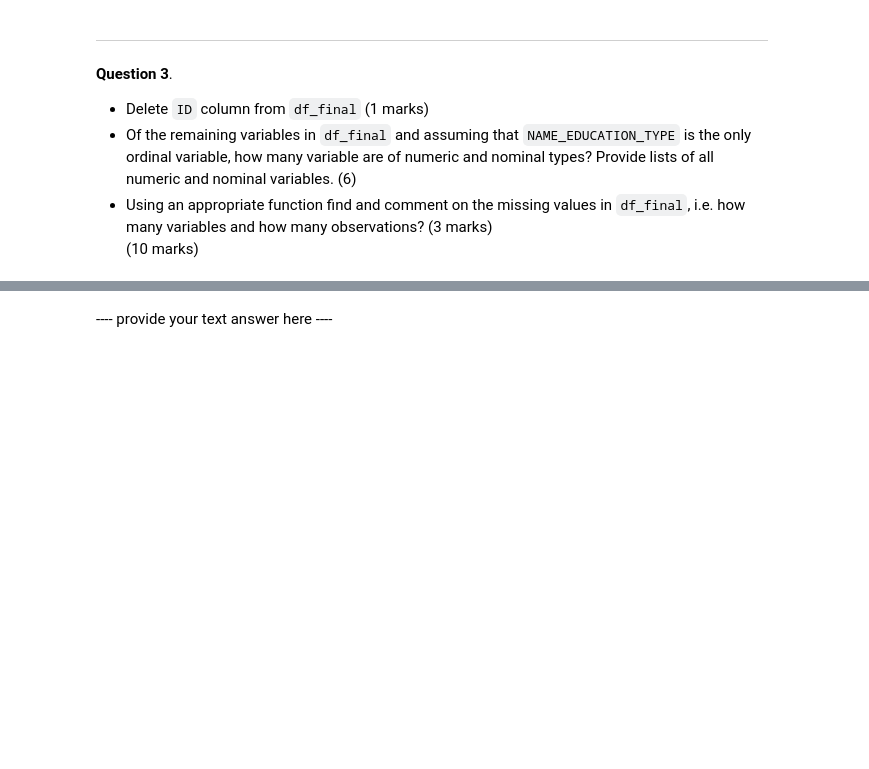
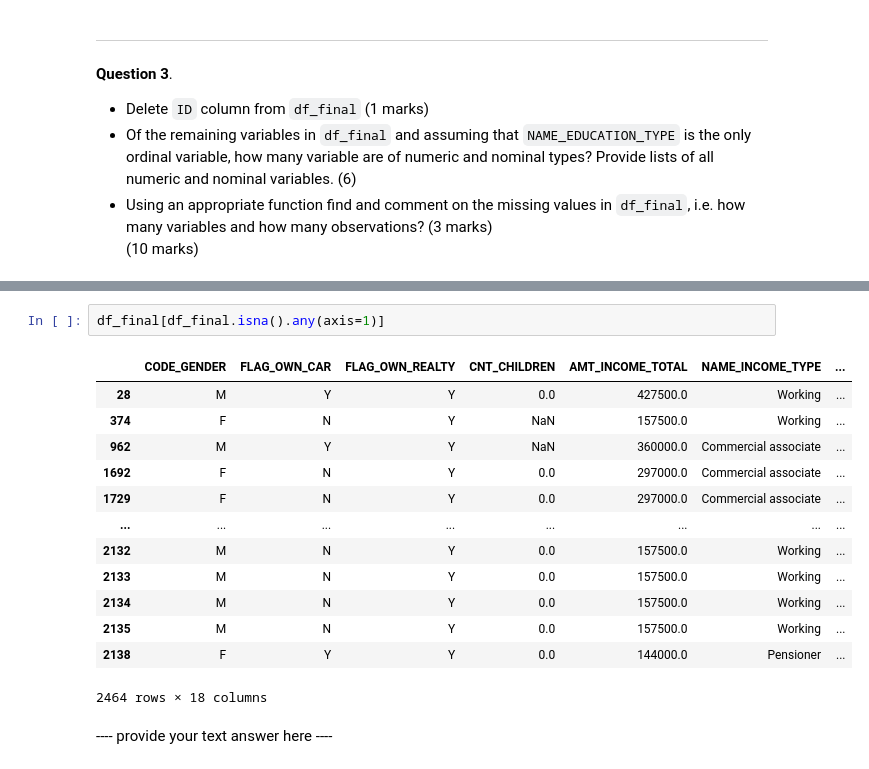
Before and after one commit to emmabarrett1/Advanced-analytics-techniques2, a Jupyter notebook: Assignment 2/xxxxxxxx.ipynb, the cells around one changed output, grey strips where cells are left out. Cells and saved outputs as stored; diff of their text form; blank space fills up the shorter version.

```diff
--- a/Assignment 2/xxxxxxxx.ipynb
+++ b/Assignment 2/xxxxxxxx.ipynb
@@ -220,3 +257,19 @@ print('df_final.isnull().sum()\n',df_final.isnull().sum())
+# %%
+df_final[df_final.isna().any(axis=1)]
+# %% [output]
+|  | CODE_GENDER | FLAG_OWN_CAR | FLAG_OWN_REALTY | CNT_CHILDREN | AMT_INCOME_TOTAL | NAME_INCOME_TYPE | ... |
+| 28 | M | Y | Y | 0.0 | 427500.0 | Working | ... |
+| 374 | F | N | Y | NaN | 157500.0 | Working | ... |
+| 962 | M | Y | Y | NaN | 360000.0 | Commercial associate | ... |
+| 1692 | F | N | Y | 0.0 | 297000.0 | Commercial associate | ... |
+| 1729 | F | N | Y | 0.0 | 297000.0 | Commercial associate | ... |
+| ... | ... | ... | ... | ... | ... | ... | ... |
+| 2132 | M | N | Y | 0.0 | 157500.0 | Working | ... |
+| 2133 | M | N | Y | 0.0 | 157500.0 | Working | ... |
+| 2134 | M | N | Y | 0.0 | 157500.0 | Working | ... |
+| 2135 | M | N | Y | 0.0 | 157500.0 | Working | ... |
+| 2138 | F | Y | Y | 0.0 | 144000.0 | Pensioner | ... |
+2464 rows × 18 columns
 # %% [markdown]
 ---- provide your text answer here ----
 # %% [markdown]
```
Also changed, not shown: parts of 21 cells of this notebook.
